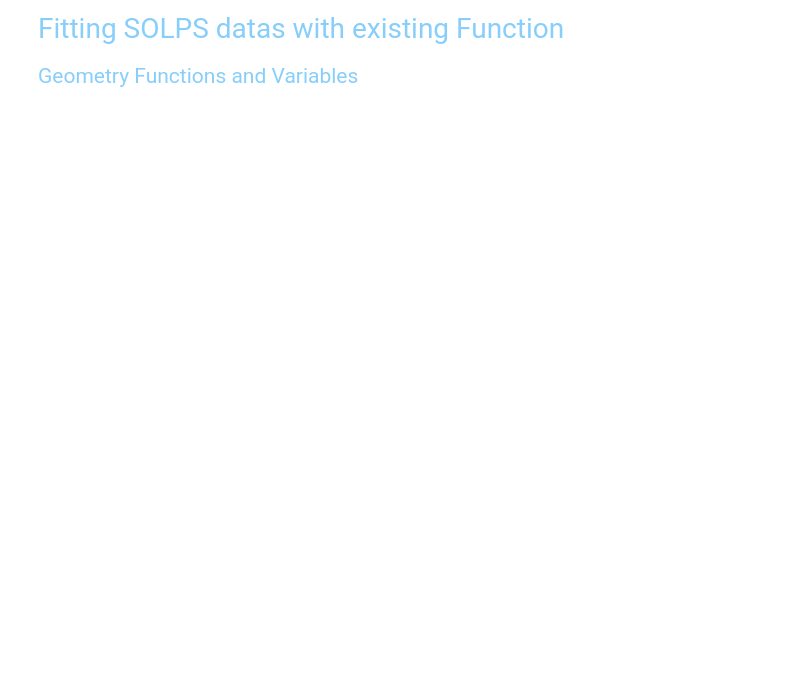
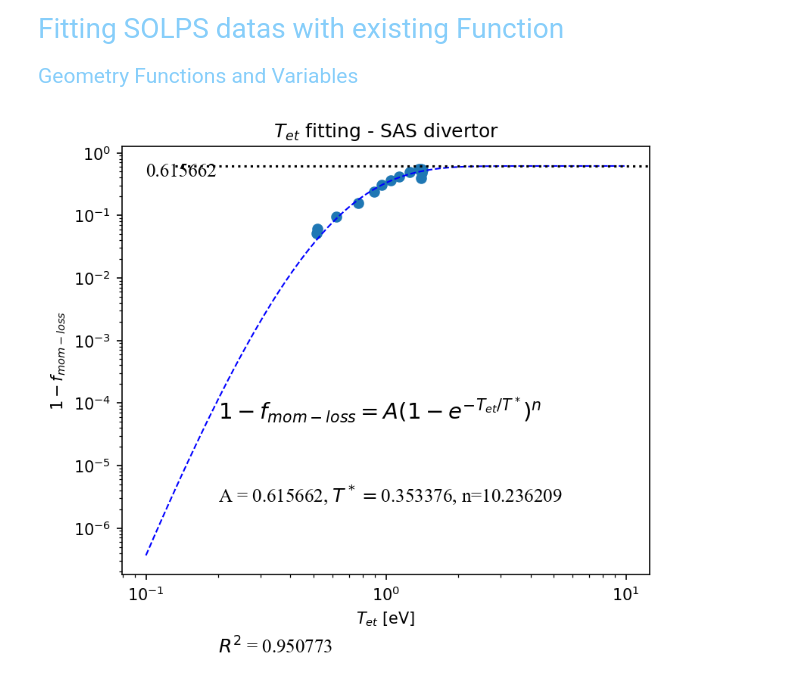
Before and after one commit to ChanYeongL/SOLPS-ITER_analysis, a Jupyter notebook: Temperature_powerloss_fitting.ipynb, the cells around one changed output. Saved outputs shown, nothing was run; the diff lists cells and outputs as text; code cells hidden in the pictures; blank space fills up the shorter version.

```diff
--- a/Temperature_powerloss_fitting.ipynb
+++ b/Temperature_powerloss_fitting.ipynb
@@ -707,7 +707,9 @@ plt.savefig("./New_plots/8MW SAS T fitting.png")
 
 plt.show()
 # %%
-for i_al in range(21,27):
+loss_al_8MW=[]
+target_temp_al_8MW=[]
+for i_al in range(21,35):
     loss_al_8MW.append(total_pressure(ne_b2fplasmf_al_8MW_Ne_0,te_b2fplasmf_al_8MW_Ne_0,na_b2fplasmf_al_8MW_Ne_0,ti_b2fplasmf_al_8MW_Ne_0,ua_b2fplasmf_al_8MW_Ne_0)[i_al,96]/total_pressure(ne_b2fplasmf_al_8MW_Ne_0,te_b2fplasmf_al_8MW_Ne_0,na_b2fplasmf_al_8MW_Ne_0,ti_b2fplasmf_al_8MW_Ne_0,ua_b2fplasmf_al_8MW_Ne_0)[i_al,53])
     target_temp_al_8MW.append(te_b2fplasmf_al_8MW_Ne_0[i_al,96]/eV)
 
@@ -725,31 +727,33 @@ A_a8,T_a8,n_a8 = popt
 x_line_al_8MW = np.arange(0.1,10, step=0.01)
 # calculate the output for the range
 y_line_al_8MW = Temp_fit(x_line_al_8MW, A_a8,T_a8, n_a8)
 
 residuals = y_al_8MW-Temp_fit(x_al_8MW, A_a8,T_a8,n_a8)
 ss_res = np.sum(residuals**2)
 ss_tot = np.sum((y_al_8MW-np.mean(y_al_8MW))**2)
 r_squared = 1 - (ss_res / ss_tot)
 
 
 plt.figure(figsize=(6, 5),dpi = 150)
 
 plt.plot(x_line_al_8MW, y_line_al_8MW, '--', color='blue', lw  = 1)
 plt.title(r"$T_{et}$ fitting - SAS divertor")
 plt.scatter(x_al_8MW,y_al_8MW)
 plt.axhline(y=A_a8,xmin=0.1,xmax=1,linestyle=':', c = 'black')
 plt.text(0.1, A_a8-0.2, r"%f" %A_a8, fontdict=font2)
 
 plt.xscale("log")
 plt.yscale("log")
 plt.xlabel(r"$T_{et}$ [eV]")
 
 plt.ylabel(r"$1-f_{mom-loss}$")
 plt.text(0.2, 0.000055, r"$1-f_{mom-loss}=A(1-e^{-T_{et}/T^*})^n$", fontdict=font1)
 plt.text(0.2, 0.0000025, r"A = %f, $T^*=$%f, n=%f" %(A_a8,T_a8,n_a8), fontdict=font2)
 plt.text(0.2, 0.00000001, r"$R^2$ = %f" %r_squared, fontdict=font2)
 
 #plt.savefig("./New_plots/8MW SAS T fitting.png")
 
 plt.show()
+# %% [output]
+[figure, added]
 # %%
```
Also changed, not shown: parts of 1 cell of this notebook, 2 other files.
